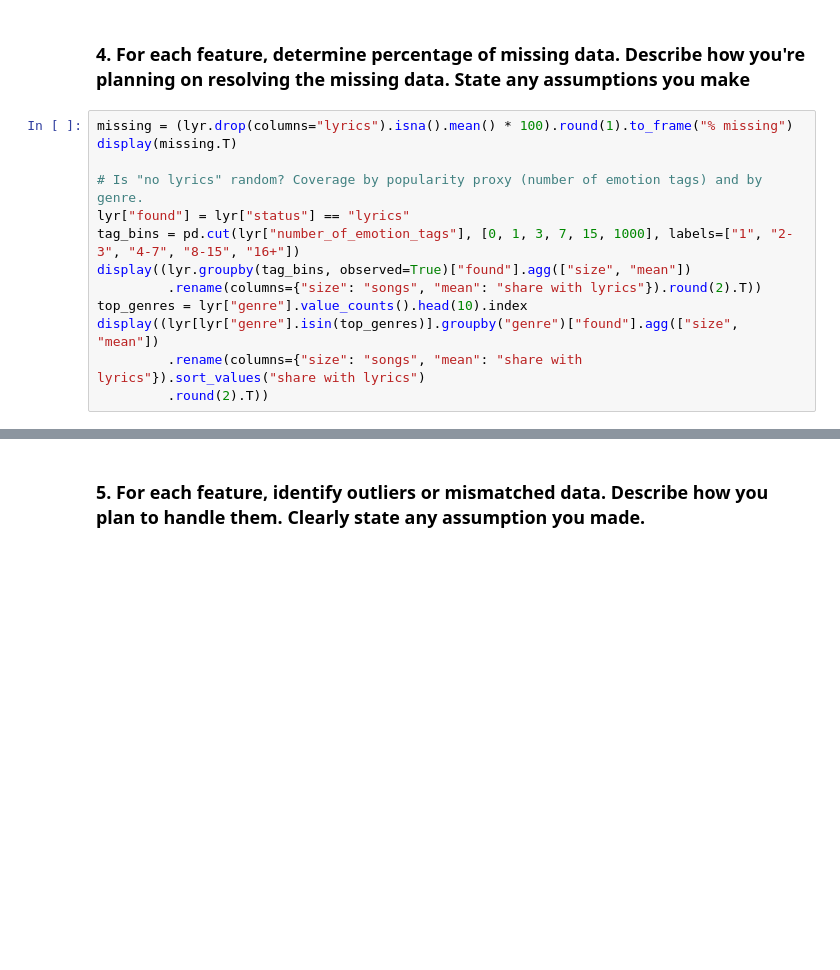
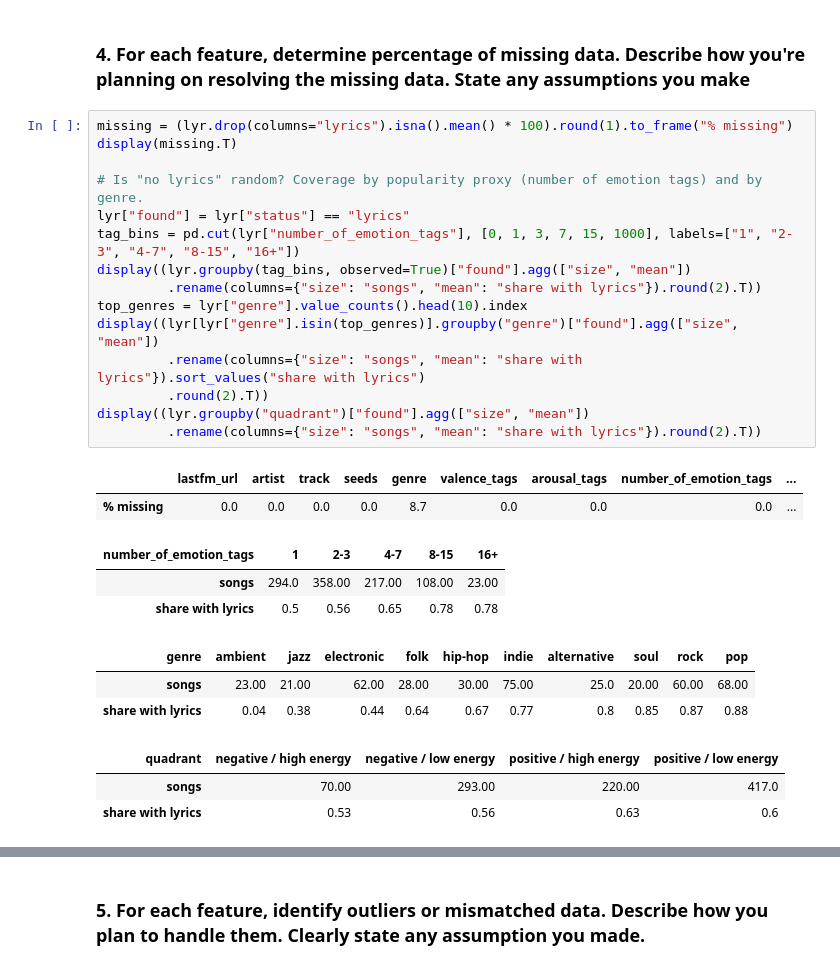
Before and after one commit to Oshawotttt/mood-playlist, a Jupyter notebook: proposal/DAP_IEDA_Template.ipynb, the cells around one changed output, grey strips where cells are left out. Cells and saved outputs as stored; diff of their text form; blank space fills up the shorter version.

```diff
--- a/proposal/DAP_IEDA_Template.ipynb
+++ b/proposal/DAP_IEDA_Template.ipynb
@@ -1120,16 +1149,30 @@ lyr[["n_candidates", "n_words", "n_lines", "n_stanzas", "repeat_share", "est_tok
 # %%
 missing = (lyr.drop(columns="lyrics").isna().mean() * 100).round(1).to_frame("% missing")
 display(missing.T)
 
 # Is "no lyrics" random? Coverage by popularity proxy (number of emotion tags) and by genre.
 lyr["found"] = lyr["status"] == "lyrics"
 tag_bins = pd.cut(lyr["number_of_emotion_tags"], [0, 1, 3, 7, 15, 1000], labels=["1", "2-3", "4-7", "8-15", "16+"])
 display((lyr.groupby(tag_bins, observed=True)["found"].agg(["size", "mean"])
          .rename(columns={"size": "songs", "mean": "share with lyrics"}).round(2).T))
 top_genres = lyr["genre"].value_counts().head(10).index
 display((lyr[lyr["genre"].isin(top_genres)].groupby("genre")["found"].agg(["size", "mean"])
          .rename(columns={"size": "songs", "mean": "share with lyrics"}).sort_values("share with lyrics")
          .round(2).T))
+display((lyr.groupby("quadrant")["found"].agg(["size", "mean"])
+         .rename(columns={"size": "songs", "mean": "share with lyrics"}).round(2).T))
+# %% [output]
+|  | lastfm_url | artist | track | seeds | genre | valence_tags | arousal_tags | number_of_emotion_tags | ... |
+| % missing | 0.0 | 0.0 | 0.0 | 0.0 | 8.7 | 0.0 | 0.0 | 0.0 | ... |
+| number_of_emotion_tags | 1 | 2-3 | 4-7 | 8-15 | 16+ |
+| songs | 294.0 | 358.00 | 217.00 | 108.00 | 23.00 |
+| share with lyrics | 0.5 | 0.56 | 0.65 | 0.78 | 0.78 |
+| genre | ambient | jazz | electronic | folk | hip-hop | indie | alternative | soul | rock | pop |
+| songs | 23.00 | 21.00 | 62.00 | 28.00 | 30.00 | 75.00 | 25.0 | 20.00 | 60.00 | 68.00 |
+| share with lyrics | 0.04 | 0.38 | 0.44 | 0.64 | 0.67 | 0.77 | 0.8 | 0.85 | 0.87 | 0.88 |
+| quadrant | negative / high energy | negative / low energy | positive / high energy | positive / low energy |
+| songs | 70.00 | 293.00 | 220.00 | 417.0 |
+| share with lyrics | 0.53 | 0.56 | 0.63 | 0.6 |
 # %% [markdown]
 **Response.**
 
```
Also changed, not shown: parts of 32 cells of this notebook, 6 other files.
